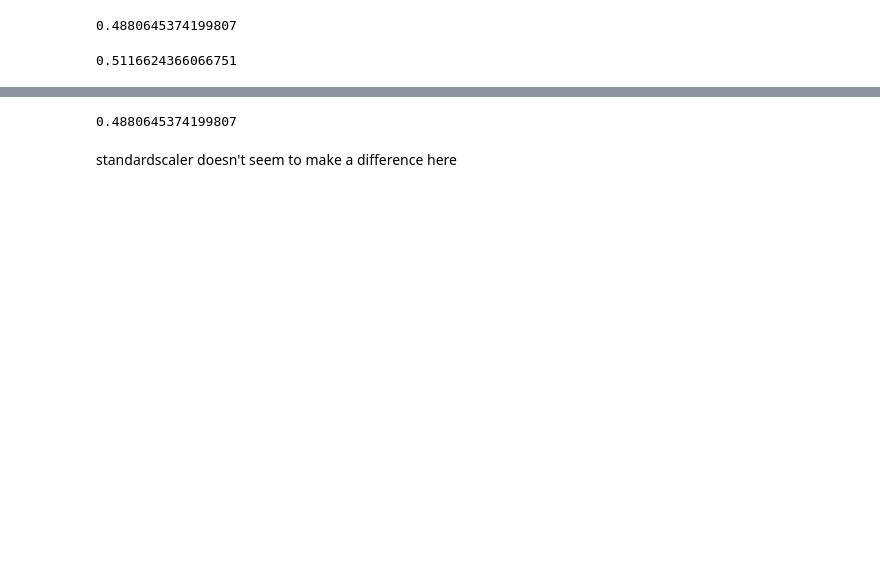
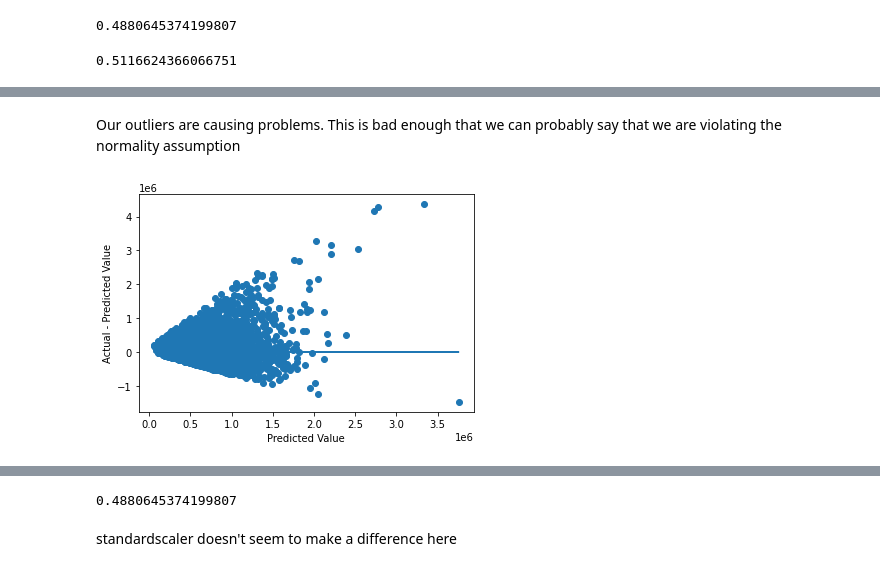
Before and after one commit to miazfryer/King_County_Regression, a Jupyter notebook: Mia.ipynb, the cells around one changed output, grey strips where cells are left out. Drawn from its saved outputs; the diff is of its cells as text; code cells hidden in the pictures; blank space fills up the shorter version.

```diff
--- a/Mia.ipynb
+++ b/Mia.ipynb
@@ -461,0 +548,15 @@ array([0.49247708, 0.49639079, 0.47845296, 0.4950984 , 0.49233834])
+# %% [markdown]
+Our outliers are causing problems. This
+is bad enough that we can probably say that we
+are violating the normality assumption
+# %%
+fig, ax = plt.subplots()
+
+preds1 = model2.predict(train_final['sqft_living'])
+preds1
+ax.scatter(preds1 , model2.resid)
+ax.plot(preds1, [0 for i in range(len(train_final))])
+ax.set_xlabel("Predicted Value")
+ax.set_ylabel("Actual - Predicted Value");
+# %% [output]
+[figure, added]
```
Also changed, not shown: parts of 58 cells of this notebook.
